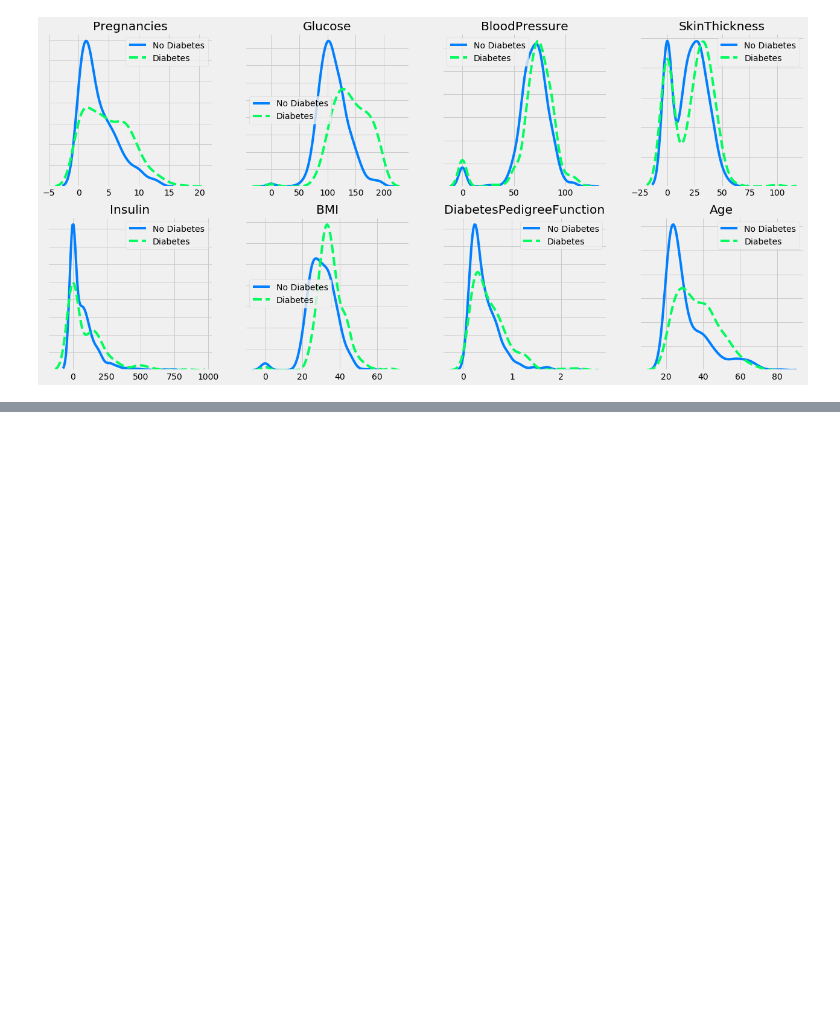
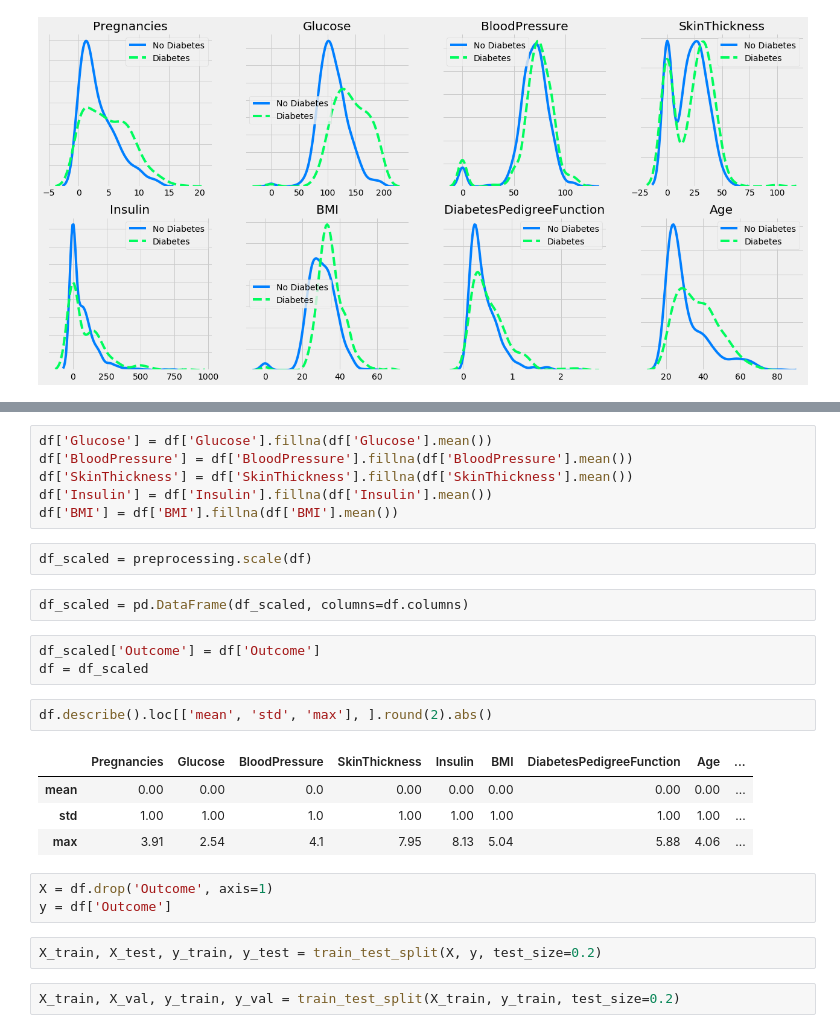
Before and after one commit to bobcastaldeli/Deep-Learning-Notes, a Jupyter notebook: Keras/02-Predicting-Diabetes-with-MLP.ipynb, the cells around one changed output, grey strips where cells are left out. Saved outputs shown, nothing was run; the diff lists cells and outputs as text; blank space fills up the shorter version.

```diff
--- a/Keras/02-Predicting-Diabetes-with-MLP.ipynb
+++ b/Keras/02-Predicting-Diabetes-with-MLP.ipynb
@@ -165,0 +204,27 @@ plt.show()
+# %%
+df['Glucose'] = df['Glucose'].fillna(df['Glucose'].mean())
+df['BloodPressure'] = df['BloodPressure'].fillna(df['BloodPressure'].mean())
+df['SkinThickness'] = df['SkinThickness'].fillna(df['SkinThickness'].mean())
+df['Insulin'] = df['Insulin'].fillna(df['Insulin'].mean())
+df['BMI'] = df['BMI'].fillna(df['BMI'].mean())
+# %%
+df_scaled = preprocessing.scale(df)
+# %%
+df_scaled = pd.DataFrame(df_scaled, columns=df.columns)
+# %%
+df_scaled['Outcome'] = df['Outcome']
+df = df_scaled
+# %%
+df.describe().loc[['mean', 'std', 'max'], ].round(2).abs()
+# %% [output]
+|  | Pregnancies | Glucose | BloodPressure | SkinThickness | Insulin | BMI | DiabetesPedigreeFunction | Age | ... |
+| mean | 0.00 | 0.00 | 0.0 | 0.00 | 0.00 | 0.00 | 0.00 | 0.00 | ... |
+| std | 1.00 | 1.00 | 1.0 | 1.00 | 1.00 | 1.00 | 1.00 | 1.00 | ... |
+| max | 3.91 | 2.54 | 4.1 | 7.95 | 8.13 | 5.04 | 5.88 | 4.06 | ... |
+# %%
+X = df.drop('Outcome', axis=1)
+y = df['Outcome']
+# %%
+X_train, X_test, y_train, y_test = train_test_split(X, y, test_size=0.2)
+# %%
+X_train, X_val, y_train, y_val = train_test_split(X_train, y_train, test_size=0.2)
```
Also changed, not shown: parts of 8 cells of this notebook.
